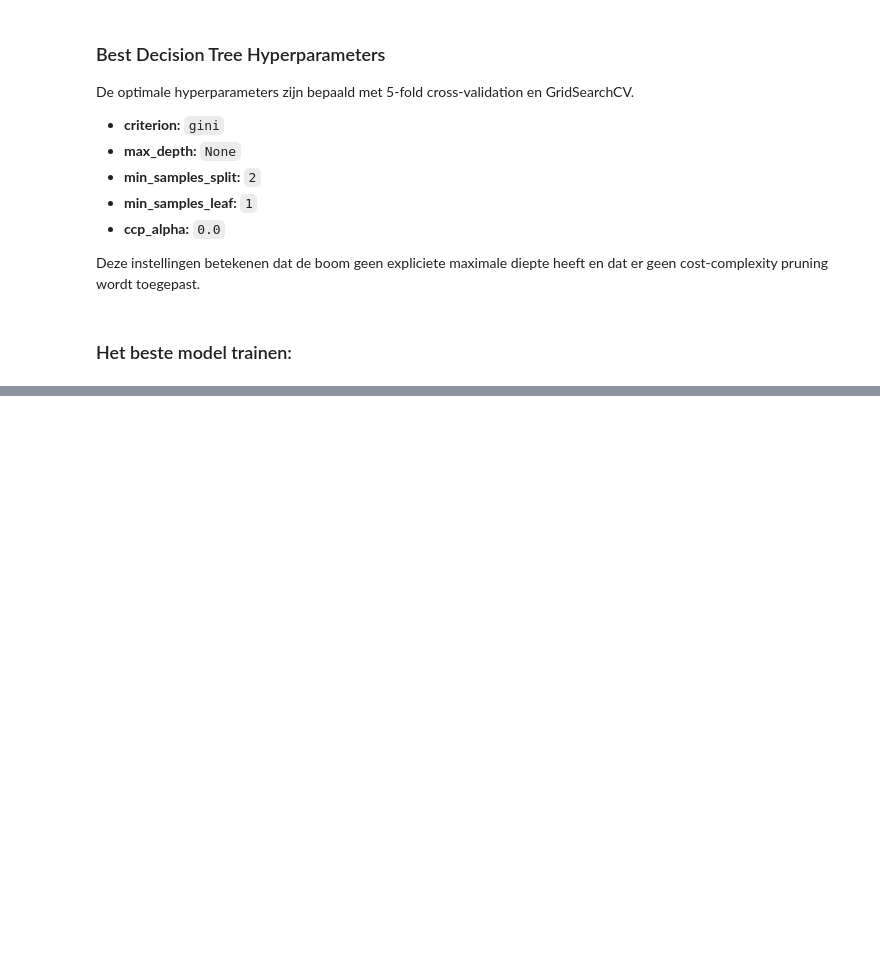
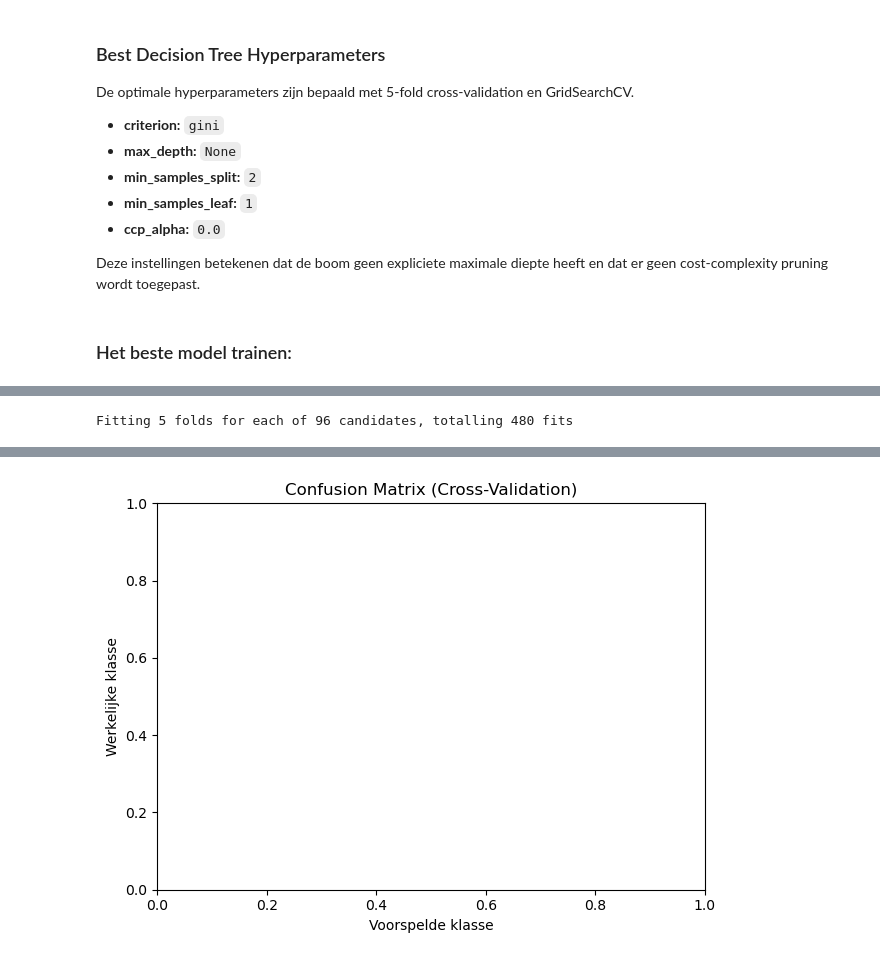
Before and after one commit to ikkekoe08/machine-learning, a Jupyter notebook: portfolio.ipynb, the cells around one changed output, grey strips where cells are left out. Saved outputs shown, nothing was run; the diff lists cells and outputs as text; code cells hidden in the pictures; blank space fills up the shorter version.

Commit message:
gradient boosted decision trees af

```diff
--- a/portfolio.ipynb
+++ b/portfolio.ipynb
@@ -900,0 +883,72 @@ Confusion Matrix:
+# %%
+import matplotlib.pyplot as plt
+import seaborn as sns
+from sklearn.ensemble import HistGradientBoostingClassifier
+from sklearn.metrics import classification_report, confusion_matrix
+from sklearn.model_selection import (
+    GridSearchCV,
+    StratifiedKFold,
+    cross_val_predict,
+)
+
+# model = HistGradientBoostingClassifier(random_state=42)
+gb_model = HistGradientBoostingClassifier(random_state=42)
+
+# Hyperparameters om te testen
+param_grid = {
+    "learning_rate": [0.01, 0.05, 0.1],
+    "max_iter": [100, 200],
+    "max_depth": [3, 5, 10, None],
+    "min_samples_leaf": [20, 50],
+    "class_weight": [None, "balanced"],
+}
+
+# 5-fold Stratified Cross-Validation
+cv = StratifiedKFold(
+    n_splits=5,
+    shuffle=True,
+    random_state=42
+    )
+
+# Hyperparameter tuning op F1-score
+grid_search = GridSearchCV(
+    estimator=gb_model,
+    param_grid=param_grid,
+    cv=cv,
+    scoring="f1" ,
+    n_jobs=-1,
+    verbose=1,
+    refit=True
+)
+
+# Model trainen
+grid_search.fit(X_train, y_train)
+
+# Beste model
+best_gb = grid_search.best_estimator_
+
+# Voorspellingen op validatieset
+y_pred = best_gb.predict(X_val)
+
+# Resultaten
+print("Beste hyperparameters:")
+print(grid_search.best_params_)
+
+print("\nBeste gemiddelde CV F1-score:")
+print(round(grid_search.best_score_, 4))
+
+print("\nValidation F1-score:")
+print(round(f1_score(y_val, y_pred), 4))
+
+print("\nClassification Report:")
+print(classification_report(y_val, y_pred))
+
+print("\nConfusion Matrix:")
+print(confusion_matrix(y_val, y_pred))
+plt.title("Confusion Matrix (Cross-Validation)")
+plt.xlabel("Voorspelde klasse")
+plt.ylabel("Werkelijke klasse")
+plt.tight_layout()
+plt.show()
+# %% [output]
+Fitting 5 folds for each of 96 candidates, totalling 480 fits
@@ -900,0 +989 @@ Confusion Matrix:
+[figure, added]
```
Also changed, not shown: parts of 5 cells of this notebook, 2 other files.
